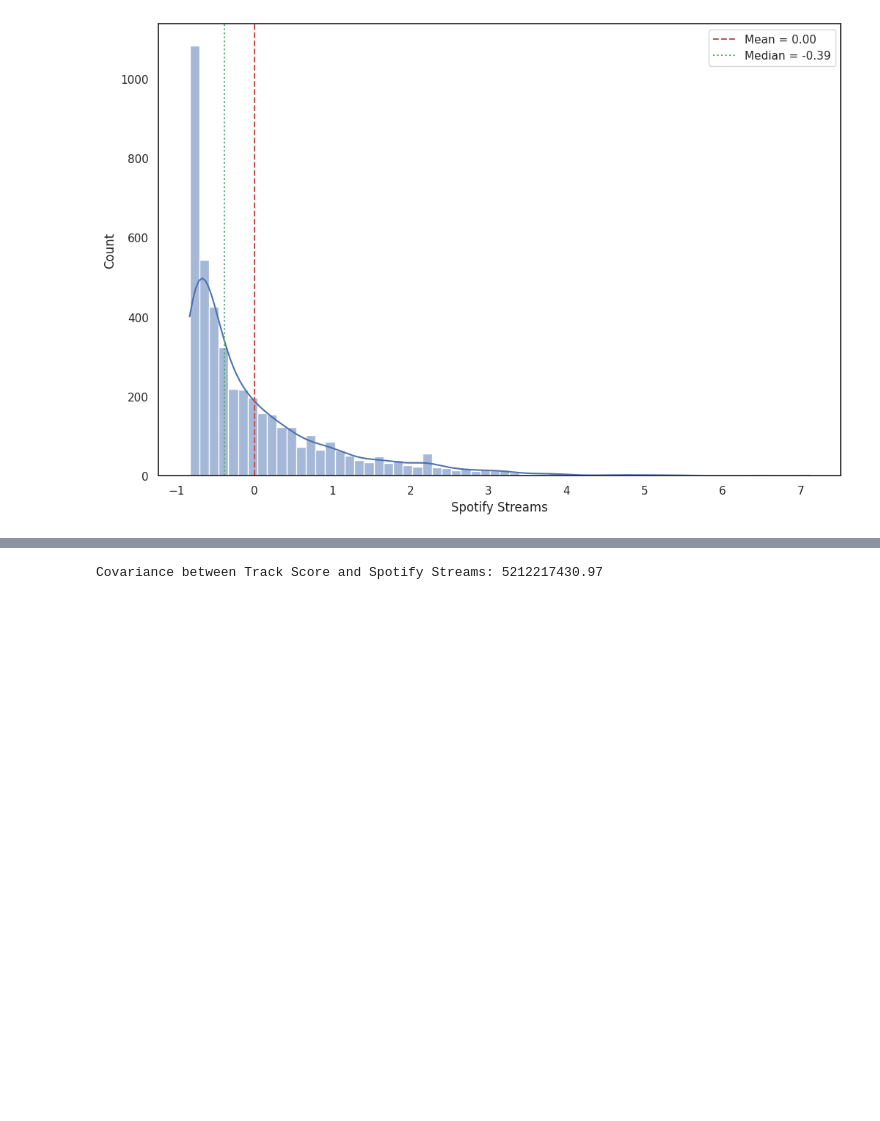
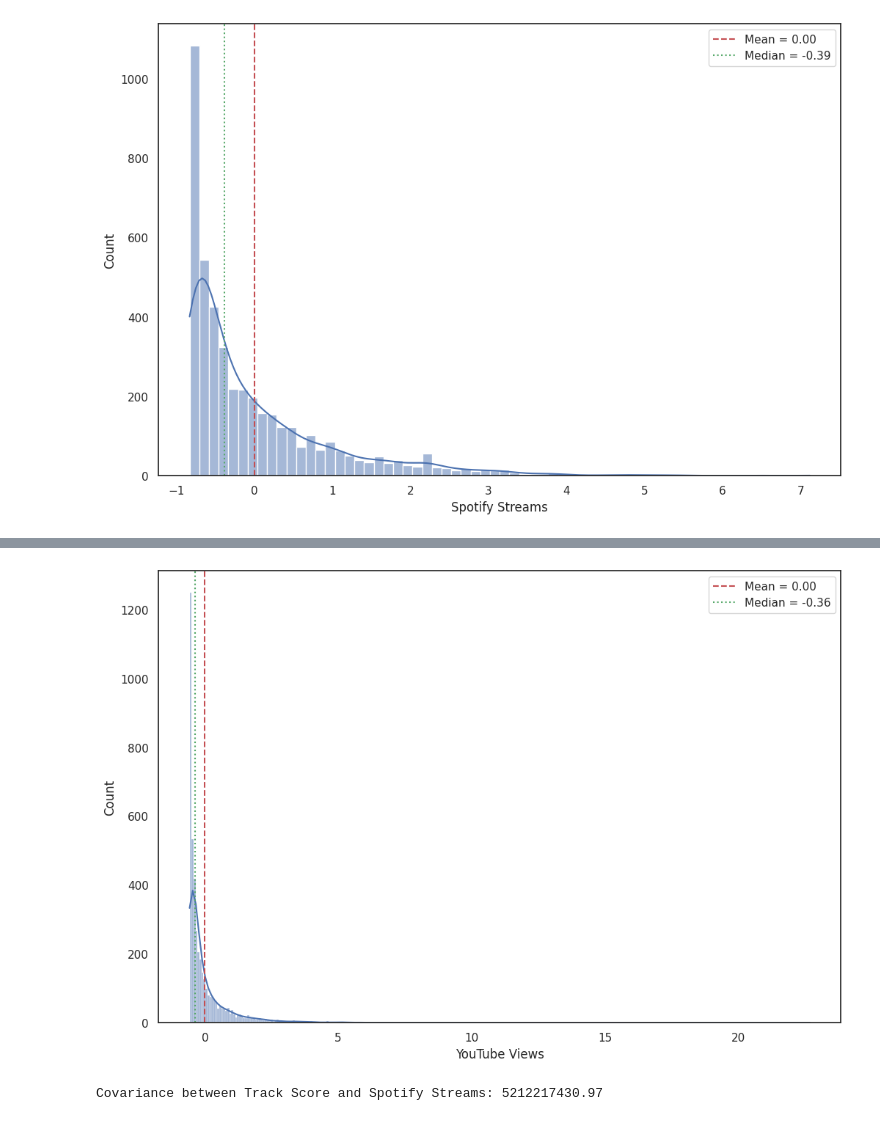
Before and after one commit to sauravkokane/Data-Science-Training, a Jupyter notebook: Normalization_and_Standardization.ipynb, the cells around one changed output, grey strips where cells are left out. Saved outputs shown, nothing was run; the diff lists cells and outputs as text; code cells hidden in the pictures; blank space fills up the shorter version.

```diff
--- a/Normalization_and_Standardization.ipynb
+++ b/Normalization_and_Standardization.ipynb
@@ -242,3 +282,11 @@ plt.show()
+# %%
+sns.histplot(x=standardized_YouTube_Views, kde=True)
+plt.axvline(standardized_YouTube_Views.mean(), color='r', linestyle='dashed', label=f"Mean = {standardized_YouTube_Views.mean():.2f}")
+plt.axvline(standardized_YouTube_Views.median(), color='g', linestyle='dotted', label=f"Median = {standardized_YouTube_Views.median():.2f}")
+plt.legend()
+plt.show()
+# %% [output]
+[figure, added]
 # %%
 # Checking for covariance between Spotify Streams and Track Score
 Track_Score_and_Spotify_Streams_covariance = most_streamed_songs['Track Score'].cov(most_streamed_songs['Spotify Streams'])
```
Also changed, not shown: parts of 7 cells of this notebook.
